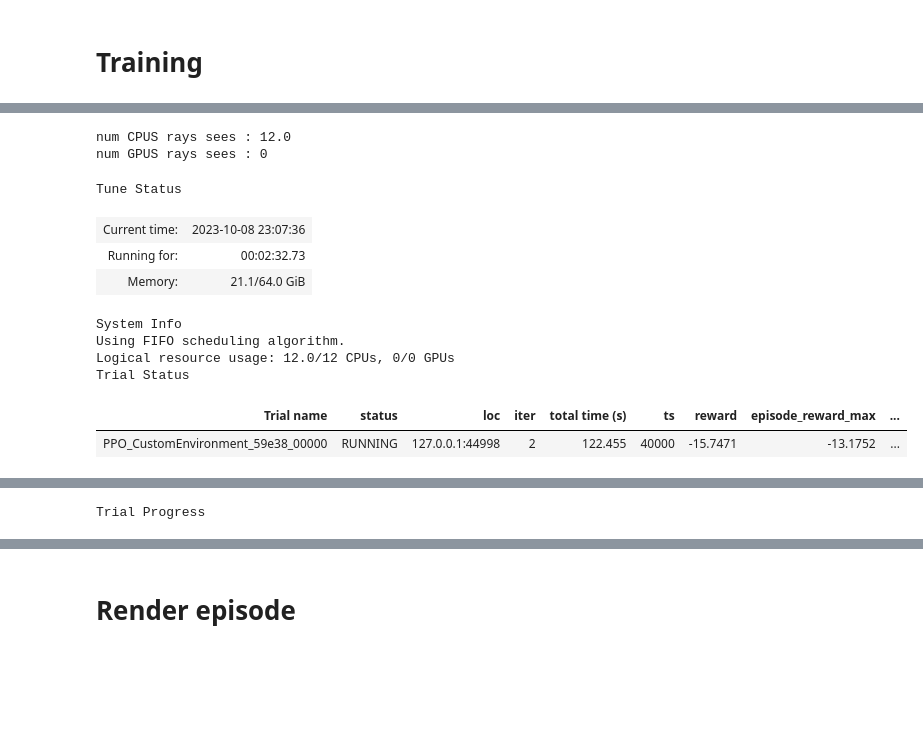
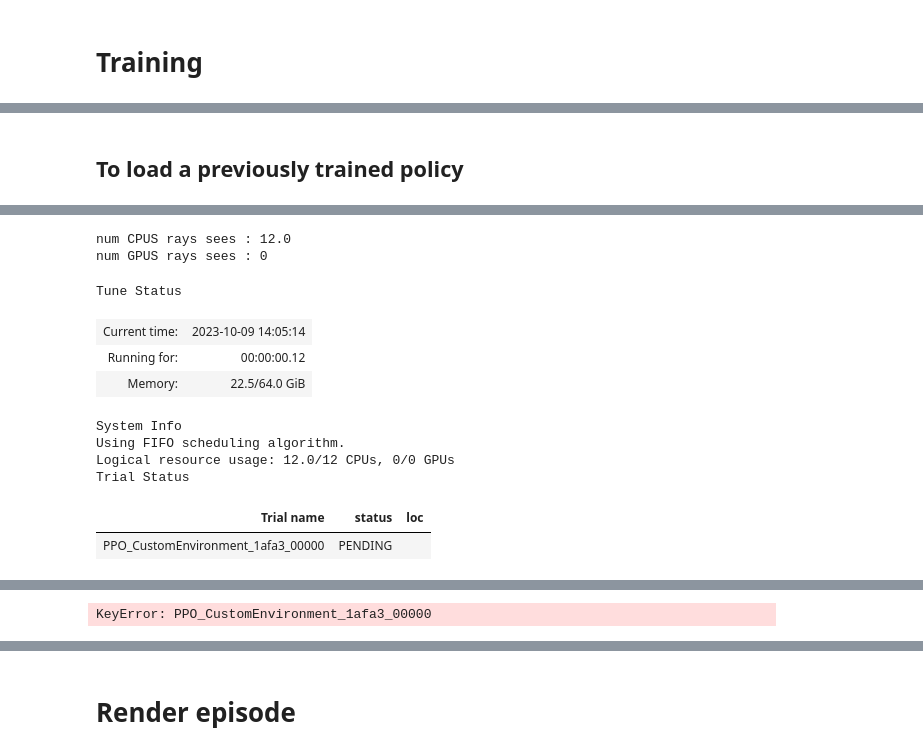
Before and after one commit to Finebouche/collective_behavior, a Jupyter notebook: RLlib.ipynb, the cells around one changed output, grey strips where cells are left out. Drawn from its saved outputs; the diff is of its cells as text; code cells hidden in the pictures; blank space fills up the shorter version.

Commit message:
Change to animation and checkpoints

```diff
--- a/RLlib.ipynb
+++ b/RLlib.ipynb
@@ -87,5 +87,4 @@ config = (
     )
     .checkpointing(export_native_model_files=True)
 )
-config.exploration_config = {}
 # %% [output]
@@ -99,0 +99,2 @@ config.exploration_config = {}
+# %% [markdown]
+## To load a previously trained policy
@@ -100,6 +122,6 @@ config.exploration_config = {}
 # %%
 import ray
-from ray import air, tune
+from ray import train, tune
 from ray.air.integrations.wandb import WandbLoggerCallback
 from ray.rllib.utils.test_utils import check_learning_achieved
 
@@ -110,7 +132,7 @@ print("num GPUS rays sees :", ray.cluster_resources().get('GPU', 0))
 
 opti_config = {
     'stop_iters': 500,
-    'stop_timesteps': 10000000,
+    'stop_timesteps': 2000000,
     'stop_reward': 0.1,
     'as_test': False
 }
@@ -119,7 +141,7 @@ opti_config = {
 tuner = tune.Tuner(
     args.run,
     param_space=config,
-    run_config=air.RunConfig(
+    run_config=train.RunConfig(
         stop={
             "training_iteration": opti_config["stop_iters"],
             "timesteps_total": opti_config["stop_timesteps"],
@@ -132,7 +154,7 @@ tuner = tune.Tuner(
             api_key="90dc2cefddde123eaac0caae90161981ed969abe",
             log_config=True,
         )],
-        checkpoint_config=air.CheckpointConfig(
+        checkpoint_config=train.CheckpointConfig(
             checkpoint_at_end=True,
             checkpoint_frequency=10
         ),
@@ -150,12 +172,12 @@ ray.shutdown()
 num CPUS rays sees : 12.0
 num GPUS rays sees : 0
 Tune Status
-| Current time: | 2023-10-08 23:07:36 |
-| Running for: | 00:02:32.73 |
-| Memory: | 21.1/64.0 GiB |
+| Current time: | 2023-10-09 14:05:14 |
+| Running for: | 00:00:00.12 |
+| Memory: | 22.5/64.0 GiB |
 System Info
 Using FIFO scheduling algorithm.
 Logical resource usage: 12.0/12 CPUs, 0/0 GPUs
 Trial Status
-| Trial name | status | loc | iter | total time (s) | ts | reward | episode_reward_max | ... |
-| PPO_CustomEnvironment_59e38_00000 | RUNNING | 127.0.0.1:44998 | 2 | 122.455 | 40000 | -15.7471 | -13.1752 | ... |
+| Trial name | status | loc |
+| PPO_CustomEnvironment_1afa3_00000 | PENDING |  |
@@ -179 +201 @@ Trial Status
-Trial Progress
+KeyError: PPO_CustomEnvironment_1afa3_00000
```
Also changed, not shown: parts of 6 cells of this notebook, 5 other files.
